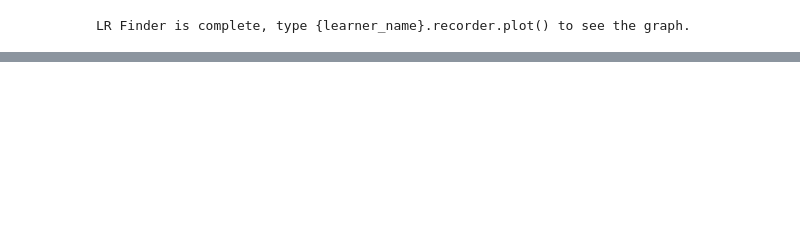
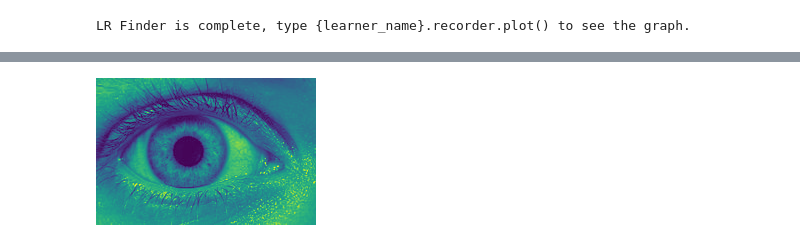
Before and after one commit to kevsatt/image_segmentation_fastai, a Jupyter notebook: image_segmentation_fastai.ipynb, the cells around one changed output, grey strips where cells are left out. Cells and saved outputs as stored; diff of their text form; code cells hidden in the pictures; blank space fills up the shorter version.

```diff
--- a/image_segmentation_fastai.ipynb
+++ b/image_segmentation_fastai.ipynb
@@ -185,0 +269,8 @@ learn.show_results(rows=5, figsize=(9, 9))
+# %%
+learn.load('unet_eye_seg')
+# arr = open_image('/content/drive/My Drive/data/eye_test_1.jpg', convert_mode='L')
+arr = open_image('/content/drive/My Drive/data/human-eye-2.jpg', convert_mode='L')
+# arr= open_image('/content/drive/My Drive/data/images/imgs_small/set_10_frame_19.jpg', convert_mode='L')
+arr
+# %% [output]
+[figure, added]
```
Also changed, not shown: parts of 19 cells of this notebook.
